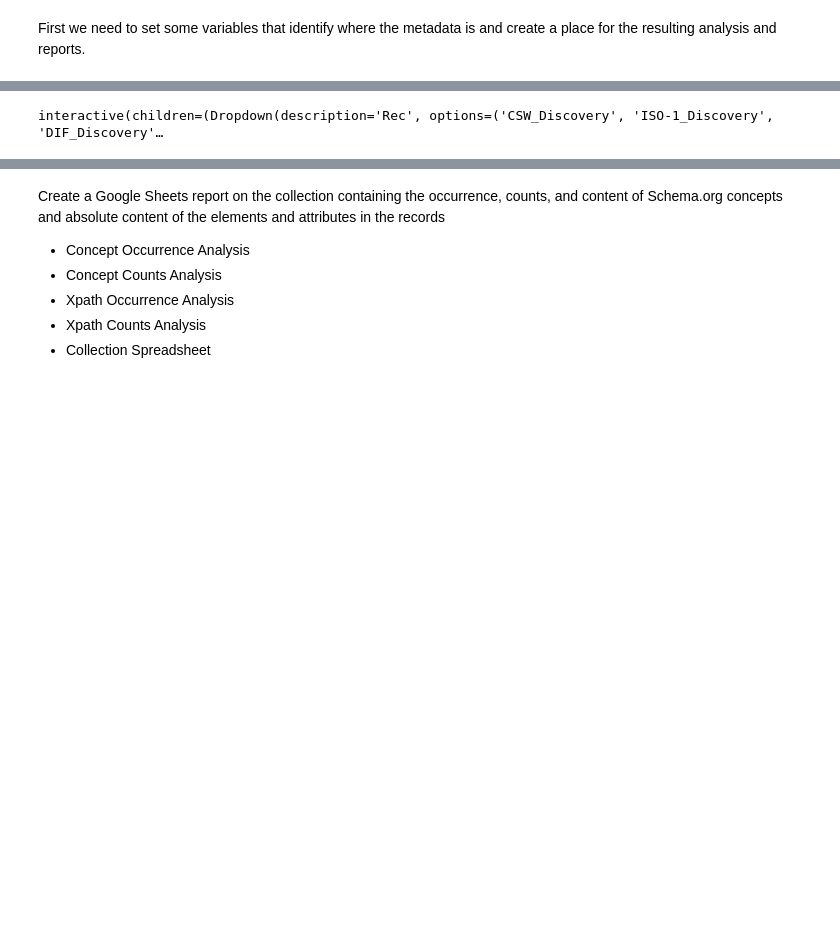
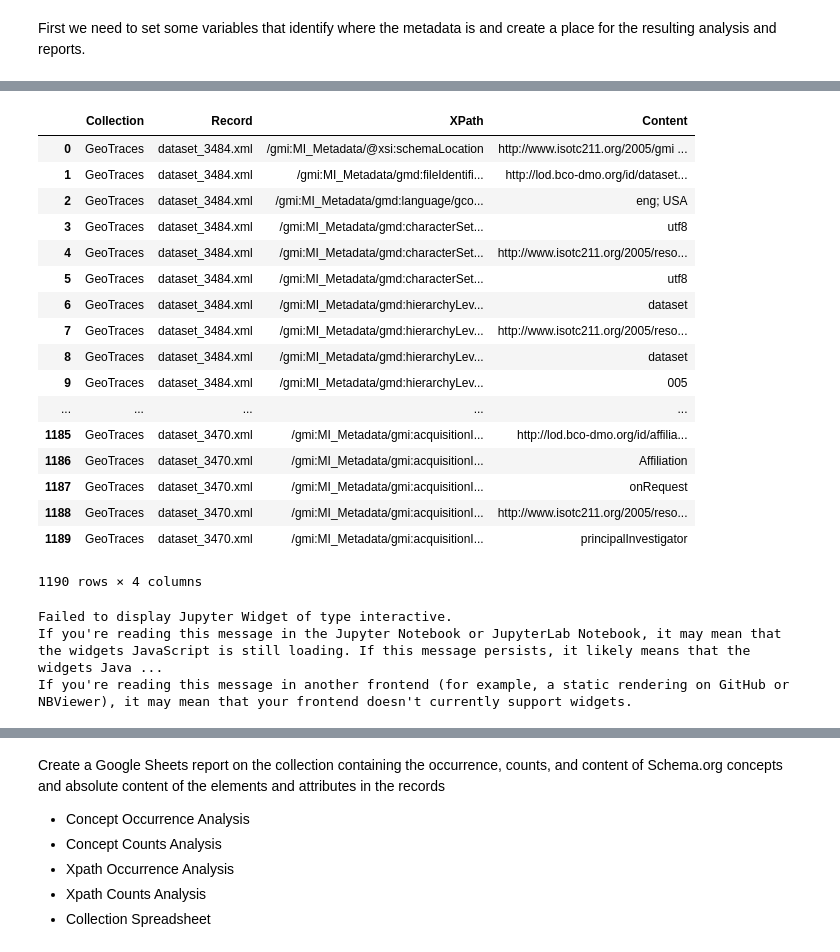
Before and after one commit to scgordon/MILES, a Jupyter notebook: MDeval.ipynb, the cells around one changed output, grey strips where cells are left out. Cells and saved outputs as stored; diff of their text form; code cells hidden in the pictures; blank space fills up the shorter version.

```diff
--- a/MDeval.ipynb
+++ b/MDeval.ipynb
@@ -93,3 +77,29 @@ ConceptDF
+# %%
+ElementEvaluatedCSV = os.path.join(
+        './data/', Organization, Collection +
+        '_' + Dialect + "_ElementEvaluated.csv")
+
+ElementDF = pd.read_csv(ElementEvaluatedCSV, quotechar='"')
+ElementDF
+# %% [output]
+|  | Collection | Record | XPath | Content |
+| 0 | GeoTraces | dataset_3484.xml | /gmi:MI_Metadata/@xsi:schemaLocation | http://www.isotc211.org/2005/gmi ... |
+| 1 | GeoTraces | dataset_3484.xml | /gmi:MI_Metadata/gmd:fileIdentifi... | http://lod.bco-dmo.org/id/dataset... |
+| 2 | GeoTraces | dataset_3484.xml | /gmi:MI_Metadata/gmd:language/gco... | eng; USA |
+| 3 | GeoTraces | dataset_3484.xml | /gmi:MI_Metadata/gmd:characterSet... | utf8 |
+| 4 | GeoTraces | dataset_3484.xml | /gmi:MI_Metadata/gmd:characterSet... | http://www.isotc211.org/2005/reso... |
+| 5 | GeoTraces | dataset_3484.xml | /gmi:MI_Metadata/gmd:characterSet... | utf8 |
+| 6 | GeoTraces | dataset_3484.xml | /gmi:MI_Metadata/gmd:hierarchyLev... | dataset |
+| 7 | GeoTraces | dataset_3484.xml | /gmi:MI_Metadata/gmd:hierarchyLev... | http://www.isotc211.org/2005/reso... |
+| 8 | GeoTraces | dataset_3484.xml | /gmi:MI_Metadata/gmd:hierarchyLev... | dataset |
+| 9 | GeoTraces | dataset_3484.xml | /gmi:MI_Metadata/gmd:hierarchyLev... | 005 |
+| ... | ... | ... | ... | ... |
+| 1185 | GeoTraces | dataset_3470.xml | /gmi:MI_Metadata/gmi:acquisitionI... | http://lod.bco-dmo.org/id/affilia... |
+| 1186 | GeoTraces | dataset_3470.xml | /gmi:MI_Metadata/gmi:acquisitionI... | Affiliation |
+| 1187 | GeoTraces | dataset_3470.xml | /gmi:MI_Metadata/gmi:acquisitionI... | onRequest |
+| 1188 | GeoTraces | dataset_3470.xml | /gmi:MI_Metadata/gmi:acquisitionI... | http://www.isotc211.org/2005/reso... |
+| 1189 | GeoTraces | dataset_3470.xml | /gmi:MI_Metadata/gmi:acquisitionI... | principalInvestigator |
+1190 rows × 4 columns
 # %%
 # import recTags
 RecommendationsDF = pd.read_csv('./RecTag.csv')
@@ -108,10 +118,11 @@ def RecChoices(Rec):
 # recommendation selector dropdown
 w=interactive(RecChoices, Rec=RecommendationChoices)
 #get list to use
+display(w)
+# %% [output]
+Failed to display Jupyter Widget of type interactive.
+If you're reading this message in the Jupyter Notebook or JupyterLab Notebook, it may mean that the widgets JavaScript is still loading. If this message persists, it likely means that the widgets Java ...
+If you're reading this message in another frontend (for example, a static rendering on GitHub or NBViewer), it may mean that your frontend doesn't currently support widgets.
-# %%
-display(w)
-# %% [output]
-interactive(children=(Dropdown(description='Rec', options=('CSW_Discovery', 'ISO-1_Discovery', 'DIF_Discovery'…
 # %%
 Recommendation
 # %% [output]
```
Also changed, not shown: parts of 13 cells of this notebook, 22 other files.
